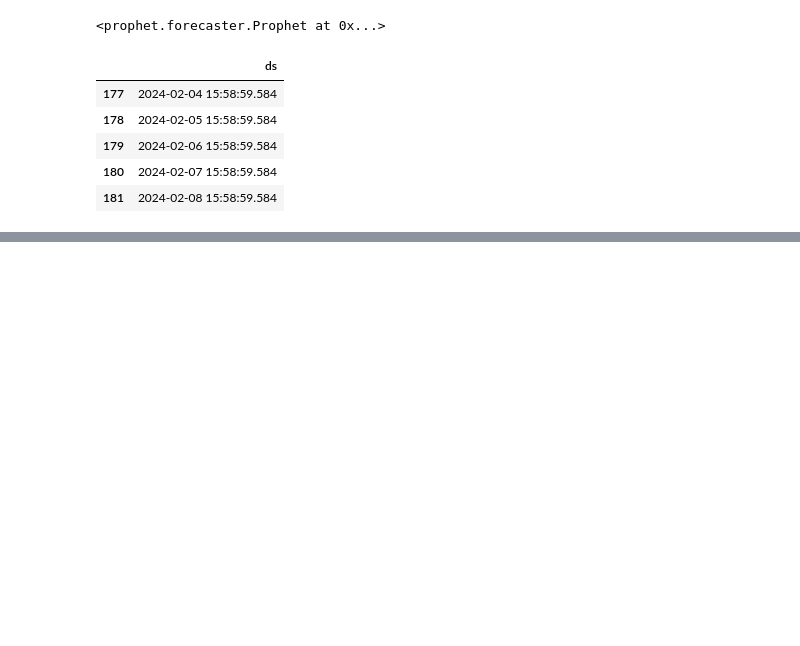
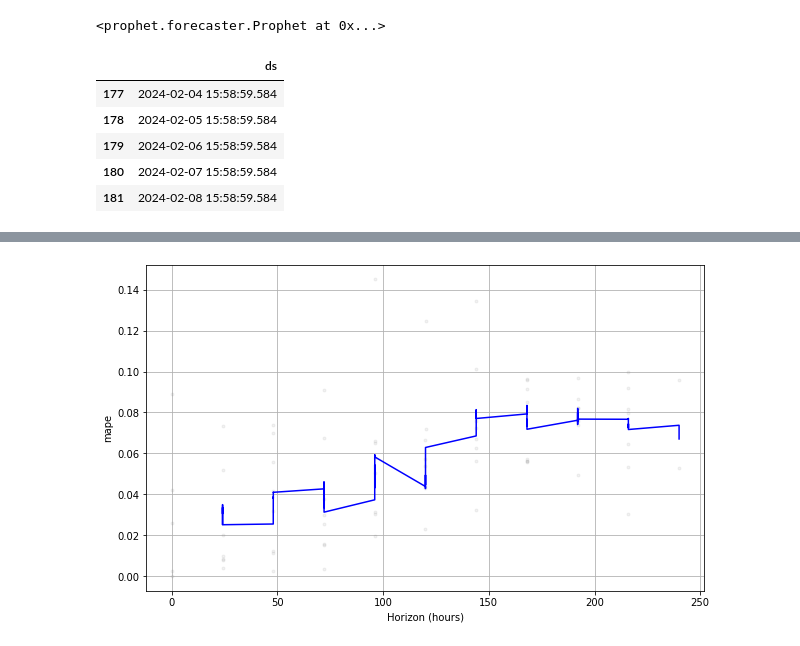
Before and after one commit to kennywang112/Bitcoin-Prediction, a Jupyter notebook: Prophet.ipynb, the cells around one changed output, grey strips where cells are left out. Drawn from its saved outputs; the diff is of its cells as text; code cells hidden in the pictures; blank space fills up the shorter version.

```diff
--- a/Prophet.ipynb
+++ b/Prophet.ipynb
@@ -120,0 +180,3 @@ fig1 = model.plot(forecast)
+# %%
+df_cv = cross_validation(model, initial = '100 days', period = '10 days', horizon = '1 days')
+df_cv
@@ -120,0 +224,4 @@ fig1 = model.plot(forecast)
+# %%
+fig = plot_cross_validation_metric(df_cv, metric='mape')
+# %% [output]
+[figure, added]
```
Also changed, not shown: parts of 12 cells of this notebook, 1 other file.
